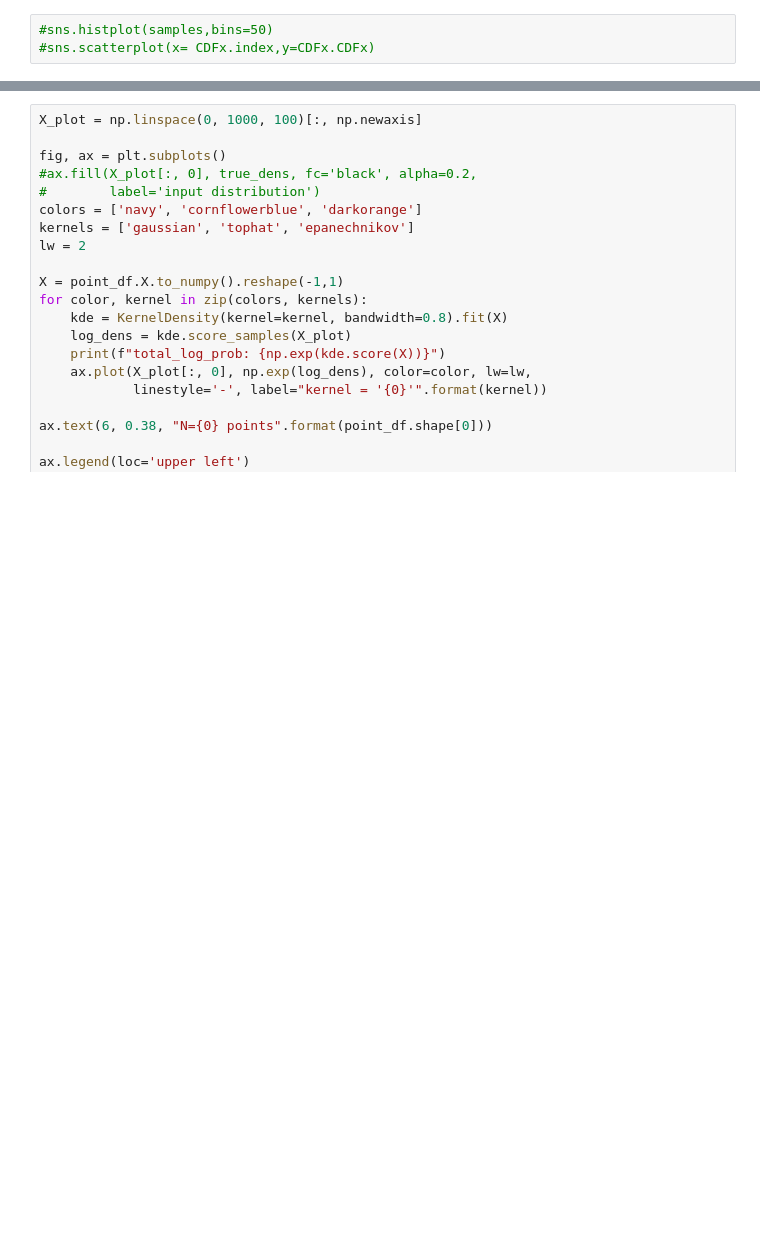
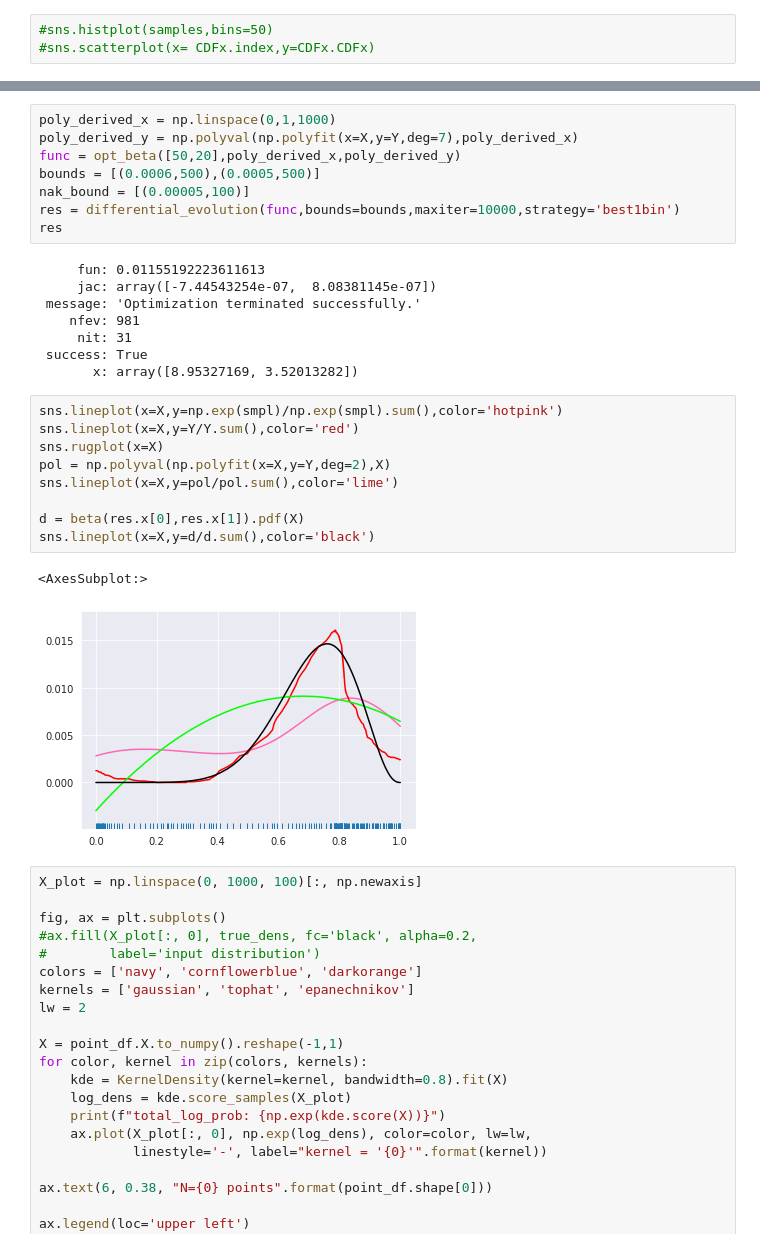
Before and after one commit to RoboTums/drawprobabilities, a Jupyter notebook: development/fitter_playground.ipynb, the cells around one changed output, grey strips where cells are left out. Drawn from its saved outputs; the diff is of its cells as text; blank space fills up the shorter version.

```diff
--- a/development/fitter_playground.ipynb
+++ b/development/fitter_playground.ipynb
@@ -195,3 +219,31 @@ sns.kdeplot(x=point_df.X,bw_adjust=0.8)
+# %%
+poly_derived_x = np.linspace(0,1,1000)
+poly_derived_y = np.polyval(np.polyfit(x=X,y=Y,deg=7),poly_derived_x)
+func = opt_beta([50,20],poly_derived_x,poly_derived_y)
+bounds = [(0.0006,500),(0.0005,500)]
+nak_bound = [(0.00005,100)]
+res = differential_evolution(func,bounds=bounds,maxiter=10000,strategy='best1bin')
+res
+# %% [output]
+     fun: 0.01155192223611613
+     jac: array([-7.44543254e-07,  8.08381145e-07])
+ message: 'Optimization terminated successfully.'
+    nfev: 981
+     nit: 31
+ success: True
+       x: array([8.95327169, 3.52013282])
+# %%
+sns.lineplot(x=X,y=np.exp(smpl)/np.exp(smpl).sum(),color='hotpink')
+sns.lineplot(x=X,y=Y/Y.sum(),color='red')
+sns.rugplot(x=X)
+pol = np.polyval(np.polyfit(x=X,y=Y,deg=2),X)
+sns.lineplot(x=X,y=pol/pol.sum(),color='lime')
+
+d = beta(res.x[0],res.x[1]).pdf(X)
+sns.lineplot(x=X,y=d/d.sum(),color='black')
+# %% [output]
+<AxesSubplot:>
+[figure, added]
 # %%
 X_plot = np.linspace(0, 1000, 100)[:, np.newaxis]
 
```
Also changed, not shown: parts of 38 cells of this notebook.
